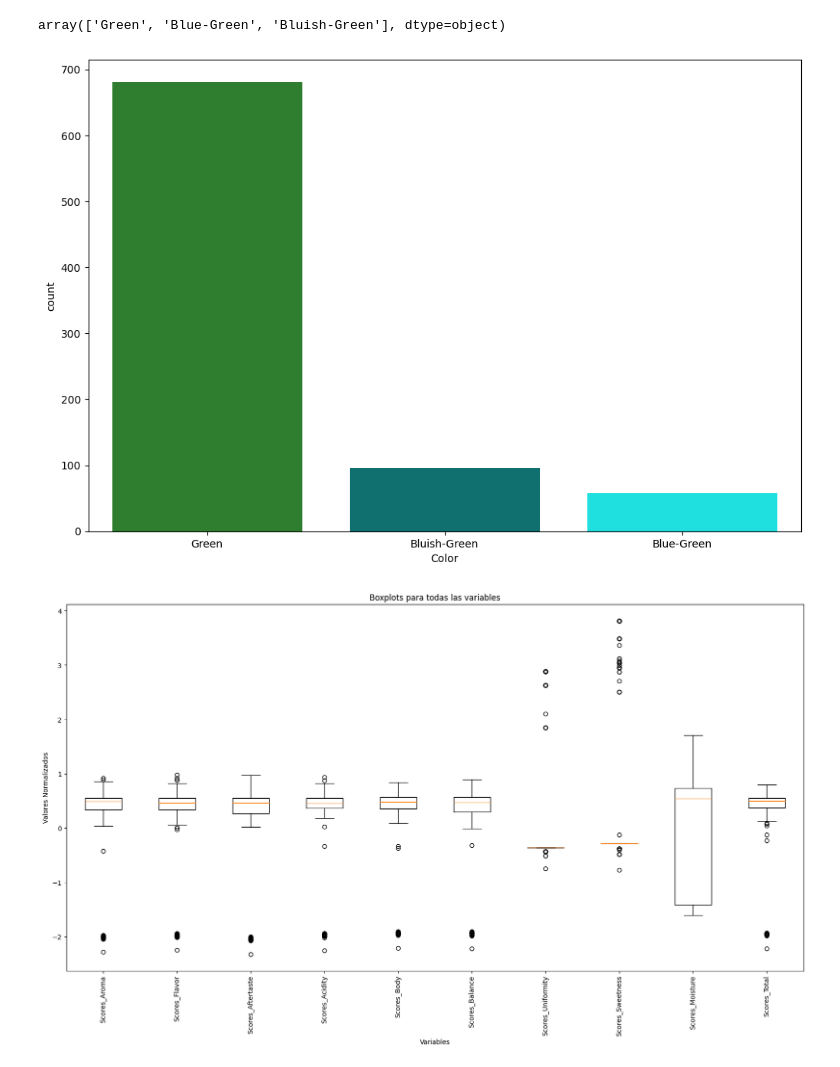
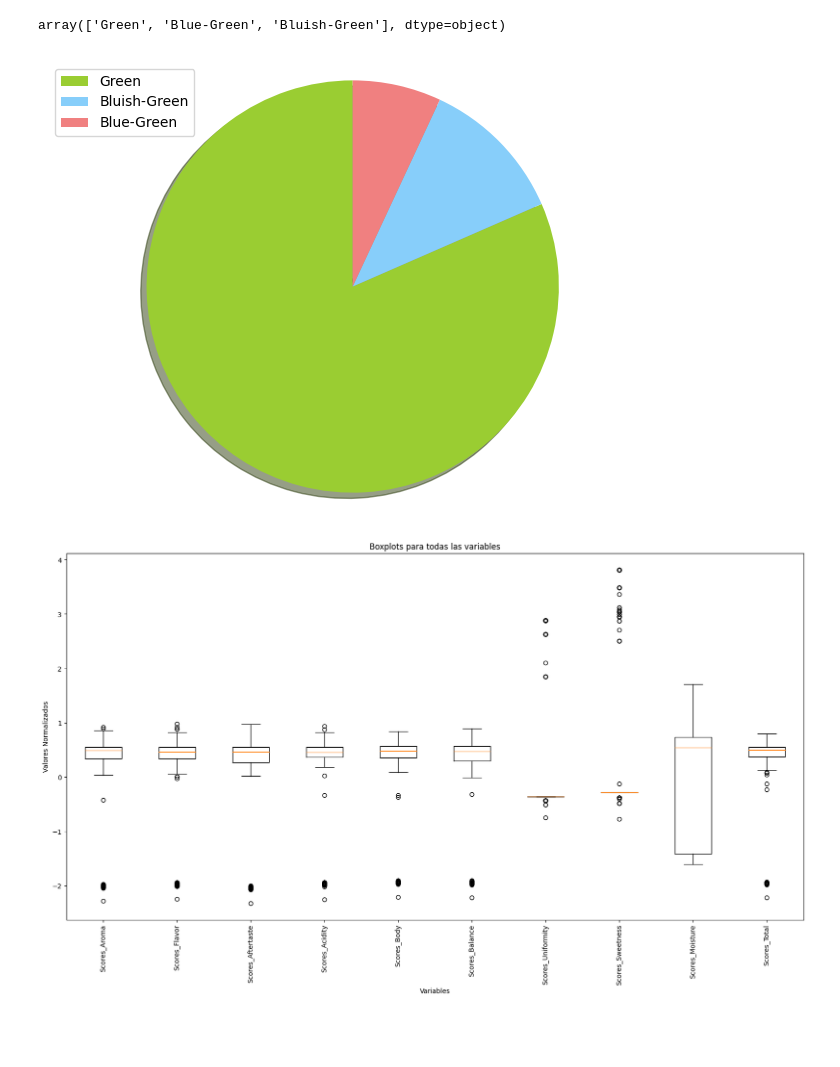
Before and after one commit to GuidoLorenzetti/TP, a Jupyter notebook: TP3/tp3.ipynb, the cells around one changed output. Saved outputs shown, nothing was run; the diff lists cells and outputs as text; code cells hidden in the pictures; blank space fills up the shorter version.

```diff
--- a/TP3/tp3.ipynb
+++ b/TP3/tp3.ipynb
@@ -59,13 +68,29 @@ colors = {
     'Blue-Green': 'aqua',
     'Bluish-Green': 'teal',
 }
-# %%
-plt.figure(figsize=(12, 8))
-sns.countplot(x='Color', data=df, palette=colors, order=df['Color'].value_counts().index)
-# plt.xticks(rotation=-45)
-plt.show()
-# %% [output]
-[figure, removed]
+# %%
+# plt.figure(figsize=(12, 8))
+# sns.countplot(x='Color', data=df, palette=colors, order=df['Color'].value_counts().index)
+# # plt.xticks(rotation=-45)
+# plt.show()
+
+
+# Ploteo distribución de "Output"
+temp = df["Color"].value_counts()
+df_aux = pd.DataFrame({'labels': temp.index,
+                   'values': temp.values
+                  })
+
+labels = df_aux['labels']
+sizes = df_aux['values']
+colors = ['yellowgreen', 'lightskyblue', 'lightcoral']#,'cyan','lightpink']
+patches, texts = plt.pie(sizes, colors=colors, shadow=True, startangle=90, pctdistance=1.1, labeldistance=1.2)
+plt.legend(patches, labels, loc="best")
+plt.axis('equal')
+plt.tight_layout()
+plt.show()
+# %% [output]
+[figure, added]
 # %%
 def global_boxplots(df):
     # Asegúrate de que todas las columnas sean numéricas
```
Also changed, not shown: parts of 19 cells of this notebook.
